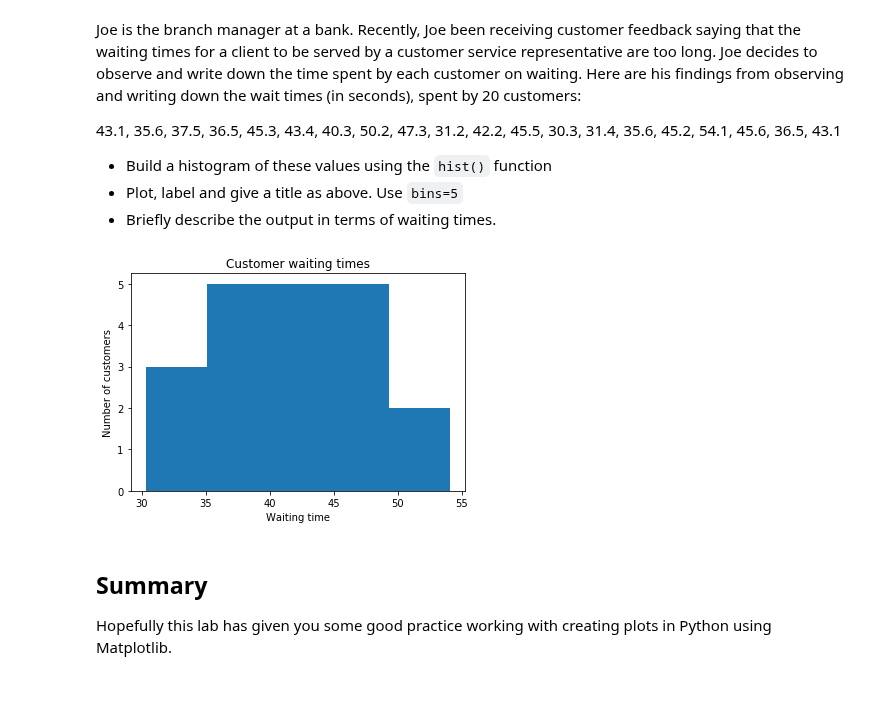
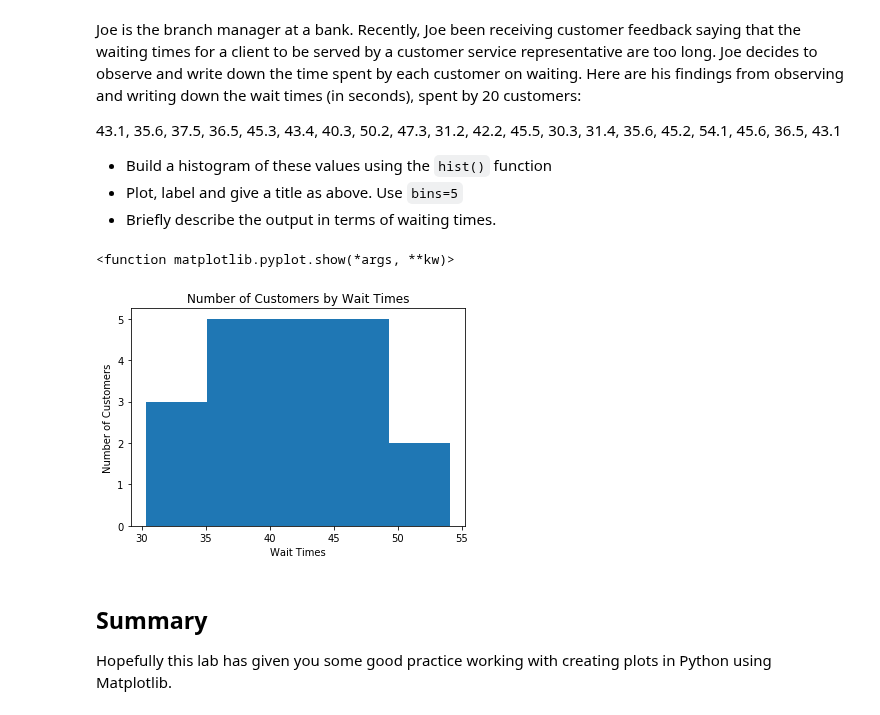
Before and after one commit to oh-hyun-joo/dsc-0-01-22-visualizing-data-lab-online-ds-pt-100118, a Jupyter notebook: index.ipynb, the cells around one changed output. Drawn from its saved outputs; the diff is of its cells as text; code cells hidden in the pictures.

```diff
--- a/index.ipynb
+++ b/index.ipynb
@@ -93,15 +93,16 @@ Joe is the branch manager at a bank. Recently, Joe been receiving customer feedb
 # %%
 x = [43.1, 35.6, 37.5, 36.5, 45.3, 43.4, 40.3, 50.2, 47.3, 31.2, 42.2, 45.5, 30.3, 31.4, 35.6, 45.2, 54.1, 45.6, 36.5, 43.1]
 
 #Plot the distogram with hist() function
 plt.hist(x, bins=5)
 plt.xlabel("Wait Times")
 plt.ylabel("Number of Customers")
 plt.title("Number of Customers by Wait Times")
 # Label, give title and show the plot
-p
+plt.show
 # %% [output]
+<function matplotlib.pyplot.show(*args, **kw)>
-[figure, old version]
+[figure, new version]
 # %% [markdown]
 ## Summary
 
```
